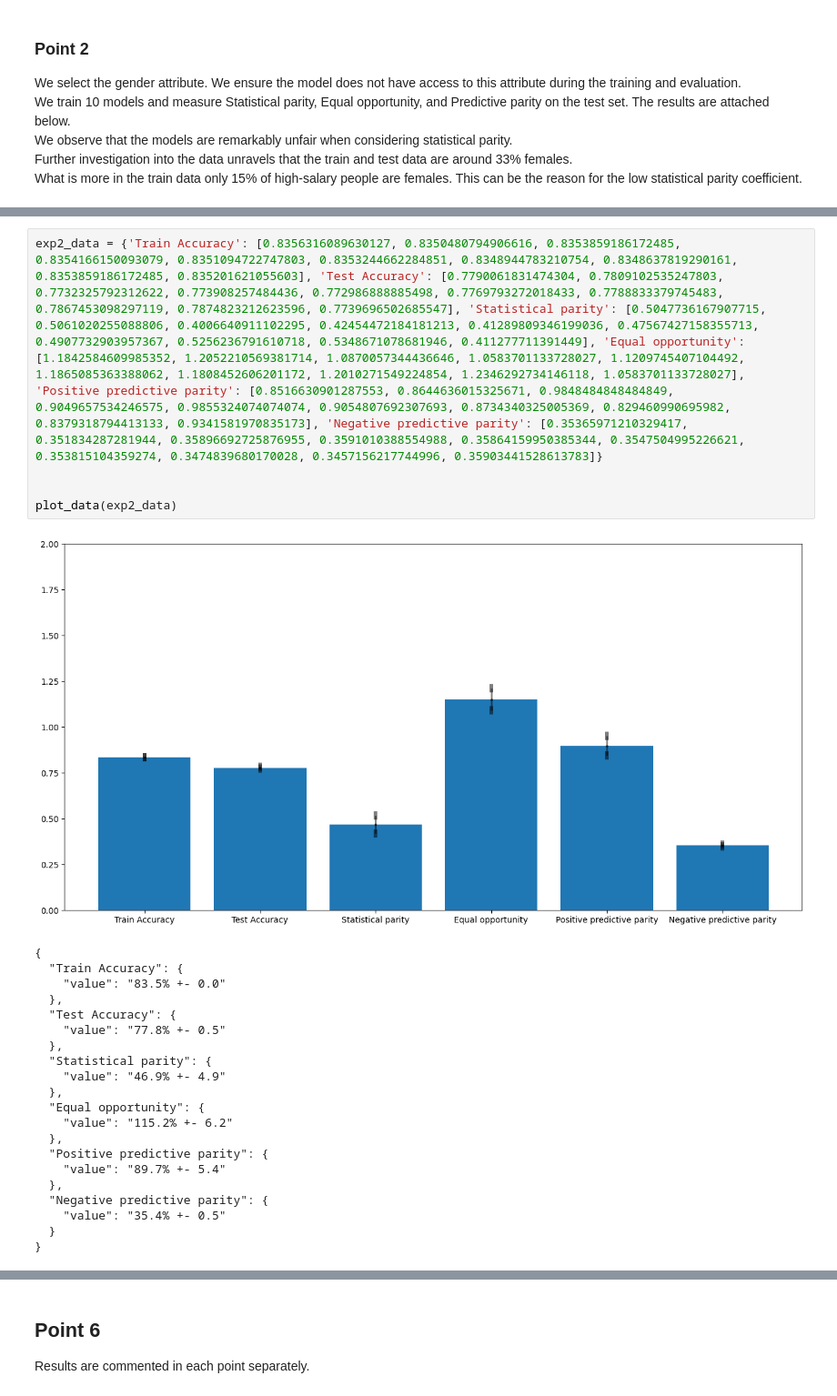
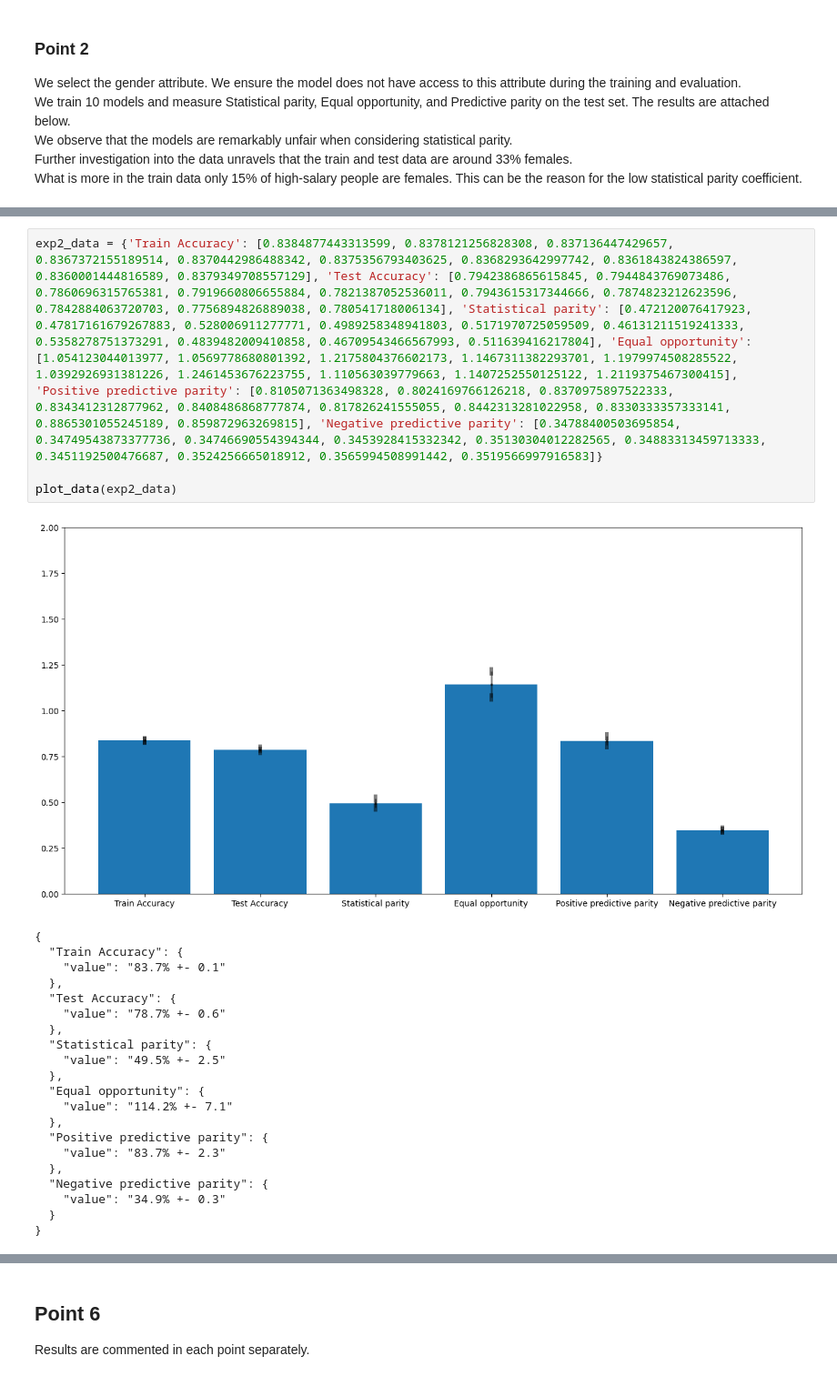
Before and after one commit to mim-uw/eXplainableMachineLearning-2025, a Jupyter notebook: Homeworks/HW1/KonradStaniszewski/KonradStaniszewsk.ipynb, the cells around one changed output, grey strips where cells are left out. Shown at 91% size. Drawn from its saved outputs; the diff is of its cells as text.

```diff
--- a/Homeworks/HW1/KonradStaniszewski/KonradStaniszewsk.ipynb
+++ b/Homeworks/HW1/KonradStaniszewski/KonradStaniszewsk.ipynb
@@ -195,28 +204,27 @@ This is not suprising as those models are more expressive.
 # %%
-exp2_data = {'Train Accuracy': [0.8356316089630127, 0.8350480794906616, 0.8353859186172485, 0.8354166150093079, 0.8351094722747803, 0.8353244662284851, 0.8348944783210754, 0.8348637819290161, 0.8353859186172485, 0.835201621055603], 'Test Accuracy': [0.7790061831474304, 0.7809102535247803, 0.7732325792312622, 0.773908257484436, 0.772986888885498, 0.7769793272018433, 0.7788833379745483, 0.7867453098297119, 0.7874823212623596, 0.7739696502685547], 'Statistical parity': [0.5047736167907715, 0.5061020255088806, 0.4006640911102295, 0.42454472184181213, 0.41289809346199036, 0.47567427158355713, 0.4907732903957367, 0.5256236791610718, 0.5348671078681946, 0.411277711391449], 'Equal opportunity': [1.1842584609985352, 1.2052210569381714, 1.0870057344436646, 1.0583701133728027, 1.1209745407104492, 1.1865085363388062, 1.1808452606201172, 1.2010271549224854, 1.2346292734146118, 1.0583701133728027], 'Positive predictive parity': [0.8516630901287553, 0.8644636015325671, 0.9848484848484849, 0.9049657534246575, 0.9855324074074074, 0.9054807692307693, 0.8734340325005369, 0.829460990695982, 0.8379318794413133, 0.9341581970835173], 'Negative predictive parity': [0.35365971210329417, 0.351834287281944, 0.35896692725876955, 0.3591010388554988, 0.35864159950385344, 0.3547504995226621, 0.353815104359274, 0.3474839680170028, 0.3457156217744996, 0.35903441528613783]}
-
+exp2_data = {'Train Accuracy': [0.8384877443313599, 0.8378121256828308, 0.837136447429657, 0.8367372155189514, 0.8370442986488342, 0.8375356793403625, 0.8368293642997742, 0.8361843824386597, 0.8360001444816589, 0.8379349708557129], 'Test Accuracy': [0.7942386865615845, 0.7944843769073486, 0.7860696315765381, 0.7919660806655884, 0.7821387052536011, 0.7943615317344666, 0.7874823212623596, 0.7842884063720703, 0.7756894826889038, 0.780541718006134], 'Statistical parity': [0.472120076417923, 0.47817161679267883, 0.528006911277771, 0.4989258348941803, 0.5171970725059509, 0.46131211519241333, 0.5358278751373291, 0.4839482009410858, 0.46709543466567993, 0.511639416217804], 'Equal opportunity': [1.054123044013977, 1.0569778680801392, 1.2175804376602173, 1.1467311382293701, 1.1979974508285522, 1.0392926931381226, 1.2461453676223755, 1.110563039779663, 1.1407252550125122, 1.2119375467300415], 'Positive predictive parity': [0.8105071363498328, 0.8024169766126218, 0.8370975897522333, 0.8343412312877962, 0.8408486868777874, 0.817826241555055, 0.8442313281022958, 0.8330333357333141, 0.8865301055245189, 0.859872963269815], 'Negative predictive parity': [0.34788400503695854, 0.34749543873377736, 0.34746690554394344, 0.3453928415332342, 0.35130304012282565, 0.34883313459713333, 0.3451192500476687, 0.3524256665018912, 0.3565994508991442, 0.3519566997916583]}
 
 plot_data(exp2_data)
 # %% [output]
-[figure, old version]
+[figure, new version]
 {
   "Train Accuracy": {
-    "value": "83.5% +- 0.0"
+    "value": "83.7% +- 0.1"
   },
   "Test Accuracy": {
-    "value": "77.8% +- 0.5"
+    "value": "78.7% +- 0.6"
   },
   "Statistical parity": {
-    "value": "46.9% +- 4.9"
+    "value": "49.5% +- 2.5"
   },
   "Equal opportunity": {
-    "value": "115.2% +- 6.2"
+    "value": "114.2% +- 7.1"
   },
   "Positive predictive parity": {
-    "value": "89.7% +- 5.4"
+    "value": "83.7% +- 2.3"
   },
   "Negative predictive parity": {
-    "value": "35.4% +- 0.5"
+    "value": "34.9% +- 0.3"
   }
 }
 # %% [markdown]
```
Also changed, not shown: parts of 9 cells of this notebook.
